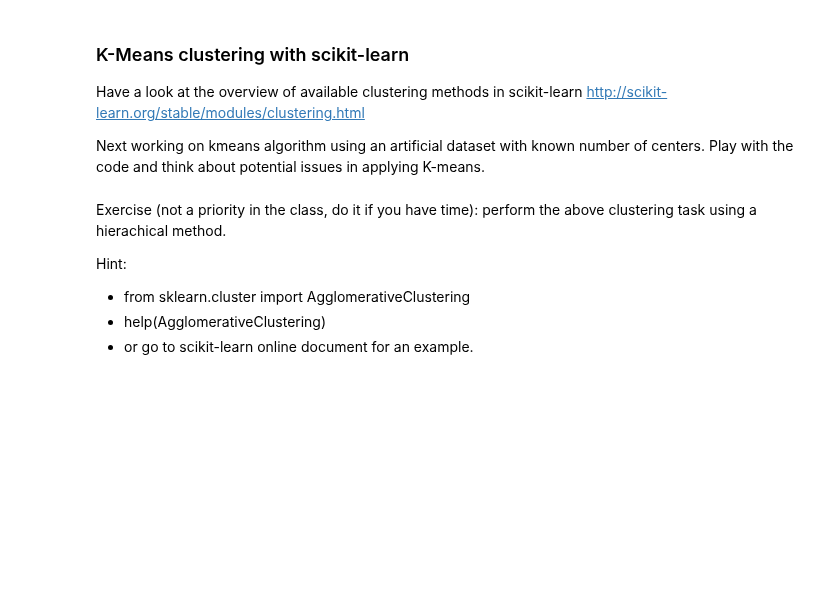
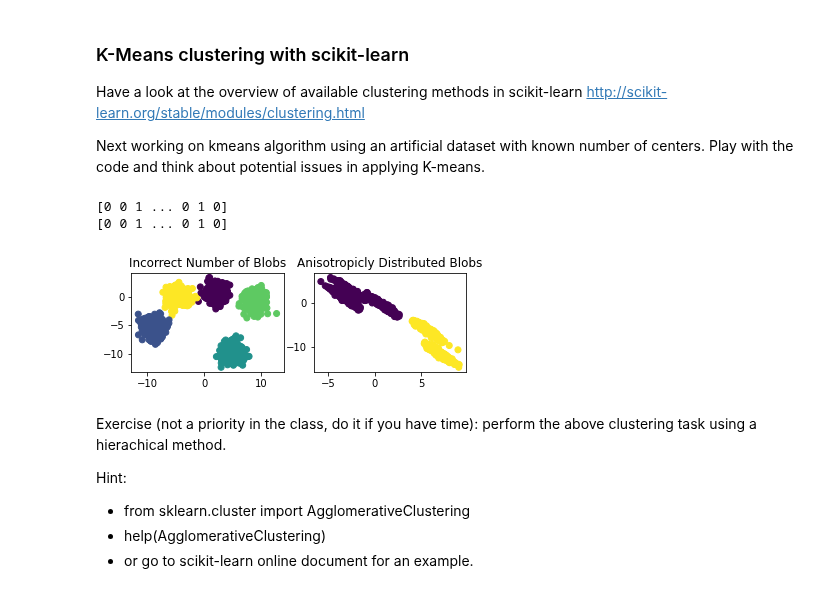
Before and after one commit to oknappett/ML_module, a Jupyter notebook: prac3/Practical3_Clustering.ipynb, the cells around one changed output. Drawn from its saved outputs; the diff is of its cells as text; code cells hidden in the pictures; blank space fills up the shorter version.

```diff
--- a/prac3/Practical3_Clustering.ipynb
+++ b/prac3/Practical3_Clustering.ipynb
@@ -27,40 +27,44 @@ Have a look at the overview of available clustering methods in scikit-learn http
 
 Next working on kmeans algorithm using an artificial dataset with known number of centers. Play with the code and think about potential issues in applying K-means.
 # %%
-import numpy as np
+## import numpy as np
 import matplotlib.pyplot as plt
 %matplotlib inline
 
 from sklearn.cluster import KMeans
 from sklearn.datasets import make_blobs
 
 
 # Generate a 2D samples of certain number of blobs
 random_state = 170 # You can change random state and see changes in data examples)
 n_samples = 1500
-X, y = make_blobs(n_samples=n_samples, centers=3, n_features=2, random_state=random_state)
+X, y = make_blobs(n_samples=n_samples, centers=5, n_features=2, random_state=random_state)
 
 # number of clusters!!!!!!
-y_pred = KMeans(n_clusters=2, random_state=random_state).fit_predict(X)
+y_pred = KMeans(n_clusters=5, random_state=random_state).fit_predict(X)
 
 plt.subplot(221)
 plt.scatter(X[:, 0], X[:, 1], c=y_pred)
 
 plt.title("Incorrect Number of Blobs")
 
 # Anisotropicly distributed data
 transformation = [[ 0.60834549, -0.63667341], [-0.40887718, 0.85253229]]
 X_aniso = np.dot(X, transformation)
-y_pred = KMeans(n_clusters=3, random_state=random_state).fit_predict(X_aniso)
+y_pred = KMeans(n_clusters=2, random_state=random_state).fit_predict(X_aniso)
 print(y_pred)
 
 plt.subplot(222)
 plt.scatter(X_aniso[:, 0], X_aniso[:, 1], c=y_pred)
 plt.title("Anisotropicly Distributed Blobs")
 
 y_pred = KMeans(n_clusters=2, random_state=random_state).fit_predict(X_aniso)
 
 print(y_pred)
+# %% [output]
+[0 0 1 ... 0 1 0]
+[0 0 1 ... 0 1 0]
+[figure, added]
 # %% [markdown]
 Exercise (not a priority in the class, do it if you have time): perform the above clustering task using a hierachical method.
 
```
Also changed, not shown: parts of 5 cells of this notebook.
